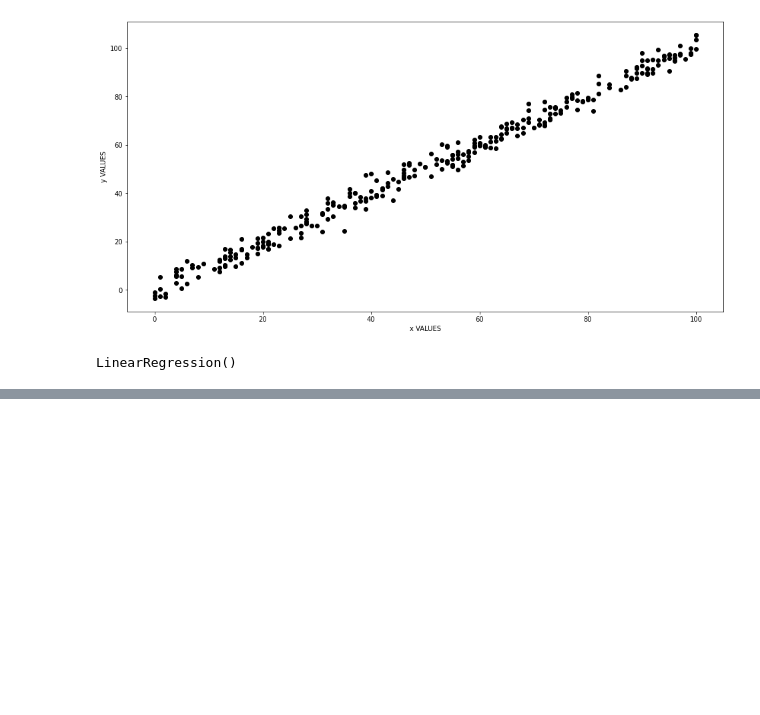
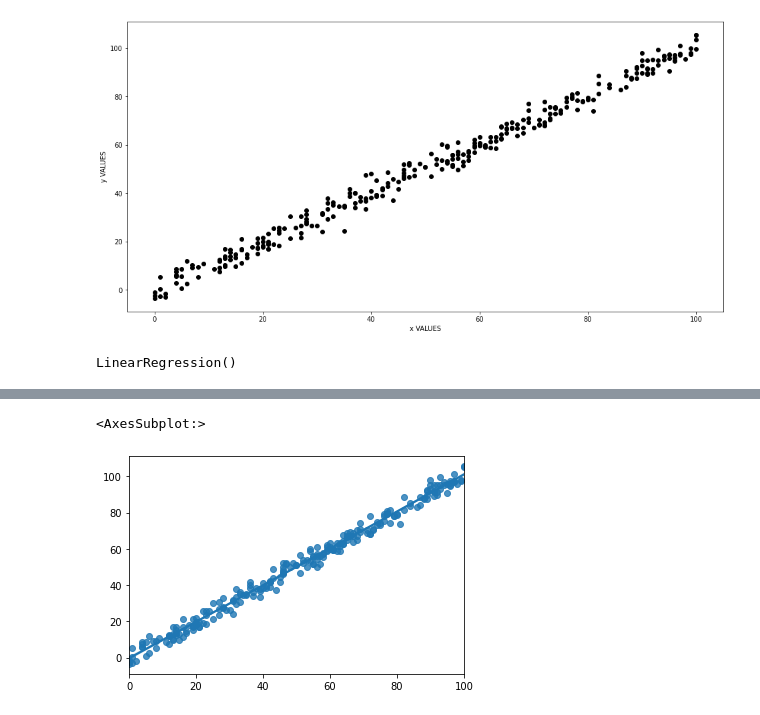
Before and after one commit to abdu-zeyad/linear-regression, a Jupyter notebook: regression.ipynb, the cells around one changed output, grey strips where cells are left out. Drawn from its saved outputs; the diff is of its cells as text; code cells hidden in the pictures; blank space fills up the shorter version.

```diff
--- a/regression.ipynb
+++ b/regression.ipynb
@@ -41,0 +63,7 @@ data.drop(['y'], axis=1)
+# %%
+x_train, x_test, y_train, y_test = train_test_split(X,y,train_size=0.8,test_size=0.2,random_state=100)
+print(f"X_train shape {x_train.shape}")
+print(f"y_train shape {y_train.shape}")
+print(f"X_test shape {x_test.shape}")
+print(f"y_test shape {y_test.shape}")
+print(y_test)
@@ -100,0 +154,5 @@ print(est2.summary())
+# %%
+sns.regplot(x=x_train, y=y_train, order=2)
+# %% [output]
+<AxesSubplot:>
+[figure, added]
```
Also changed, not shown: parts of 14 cells of this notebook.
